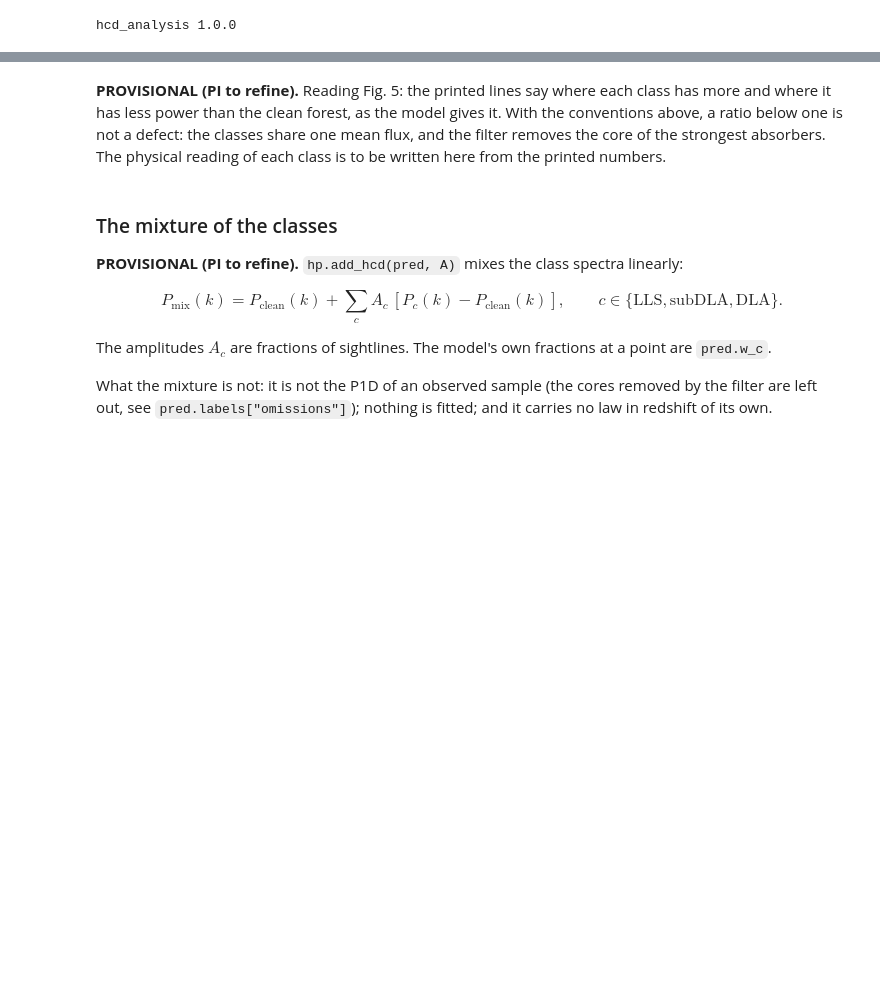
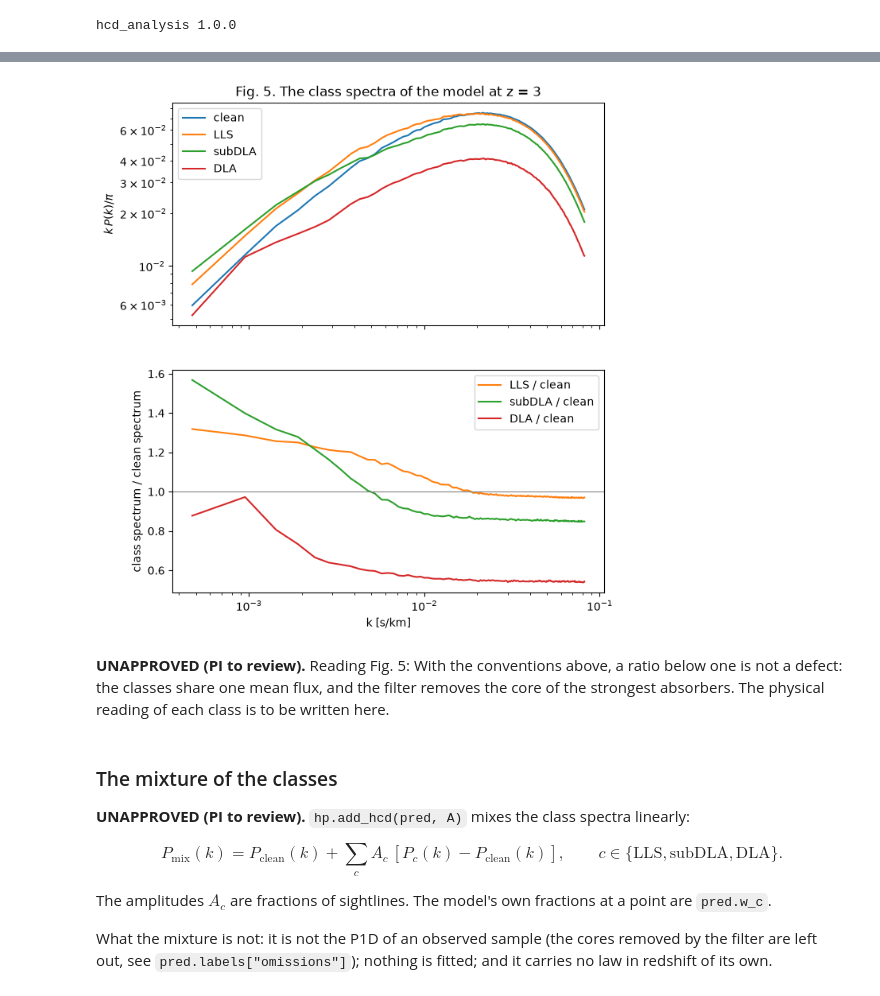
Before and after one commit to jibanCat/hcd_priya, a Jupyter notebook: notebooks/tutorial/hcd_priya_tutorial.ipynb, the cells around one changed output, grey strips where cells are left out. Saved outputs shown, nothing was run; the diff lists cells and outputs as text; code cells hidden in the pictures; blank space fills up the shorter version.

```diff
--- a/notebooks/tutorial/hcd_priya_tutorial.ipynb
+++ b/notebooks/tutorial/hcd_priya_tutorial.ipynb
@@ -16,17 +31,18 @@ are found in a clone of the repository or downloaded once, each checked against
 # %%
-import json
+import os
+import subprocess
+import sys
 import warnings
 
 import matplotlib.pyplot as plt
 import numpy as np
+from IPython.display import Image, display
 
 import hcd_analysis
 import hcd_analysis.predictor as hp
+from hcd_analysis import likelihood
 
-plt.rcParams.update({"font.size": 12, "axes.titlesize": 12, "axes.labelsize": 12, "legend.fontsize": 10,
-                     "figure.dpi": 90, "axes.grid": True, "grid.alpha": 0.3})
-CLASS_COLOURS = {"clean": "#4d4d4d", "LLS": "#1f77b4", "subDLA": "#ff7f0e", "DLA": "#d62728"}
-
+os.makedirs("tutorial_output", exist_ok=True)  # the figures that the released scripts write go here
 print("hcd_analysis", hcd_analysis.__version__)
 # %% [output]
 hcd_analysis 1.0.0
@@ -505,12 +165,31 @@ Where each class ratio lies above and below one (ranges of k in s/km):
-# %% [markdown]
-**PROVISIONAL (PI to refine).** Reading Fig. 5: the printed lines say where each class has more and where it has
-less power than the clean forest, as the model gives it. With the conventions above, a ratio below one is not a
-defect: the classes share one mean flux, and the filter removes the core of the strongest absorbers. The physical
-reading of each class is to be written here from the printed numbers.
+# %%
+fig, (top, bottom) = plt.subplots(2, 1, figsize=(7, 8), sharex=True)
+for i, name in enumerate(hp.CLASSES):
+    top.loglog(pred.k, pred.k * pred.P_class[i] / np.pi, color=f"C{i}", label=name)
+    if (
+        name != "clean"
+    ):  # each HCD class over the clean forest, the quantity a template of HCD absorbers models
+        bottom.semilogx(
+            pred.k, pred.P_class[i] / pred.P_class[0], color=f"C{i}", label=f"{name} / clean"
+        )
+bottom.axhline(1.0, color="grey", lw=0.8)
+top.set_ylabel(r"$k\,P(k)/\pi$")
+bottom.set_ylabel("class spectrum / clean spectrum")
+bottom.set_xlabel("k [s/km]")
+top.set_title("Fig. 5. The class spectra of the model at z = 3")
+top.legend()
+bottom.legend()
+plt.show()
+# %% [output]
+[figure, added]
+# %% [markdown]
+**UNAPPROVED (PI to review).** Reading Fig. 5: With the conventions above, a ratio below one is not a
+defect: the classes share one mean flux, and the filter removes the core of the strongest absorbers. The physical
+reading of each class is to be written here.
 # %% [markdown]
 ### The mixture of the classes
 
-**PROVISIONAL (PI to refine).** `hp.add_hcd(pred, A)` mixes the class spectra linearly:
+**UNAPPROVED (PI to review).** `hp.add_hcd(pred, A)` mixes the class spectra linearly:
 
 $$P_\mathrm{mix}(k) = P_\mathrm{clean}(k) + \sum_c A_c\,[P_c(k) - P_\mathrm{clean}(k)], \qquad c \in \{\mathrm{LLS}, \mathrm{subDLA}, \mathrm{DLA}\}.$$
 
```
Also changed, not shown: parts of 60 cells of this notebook, 6 other files.
